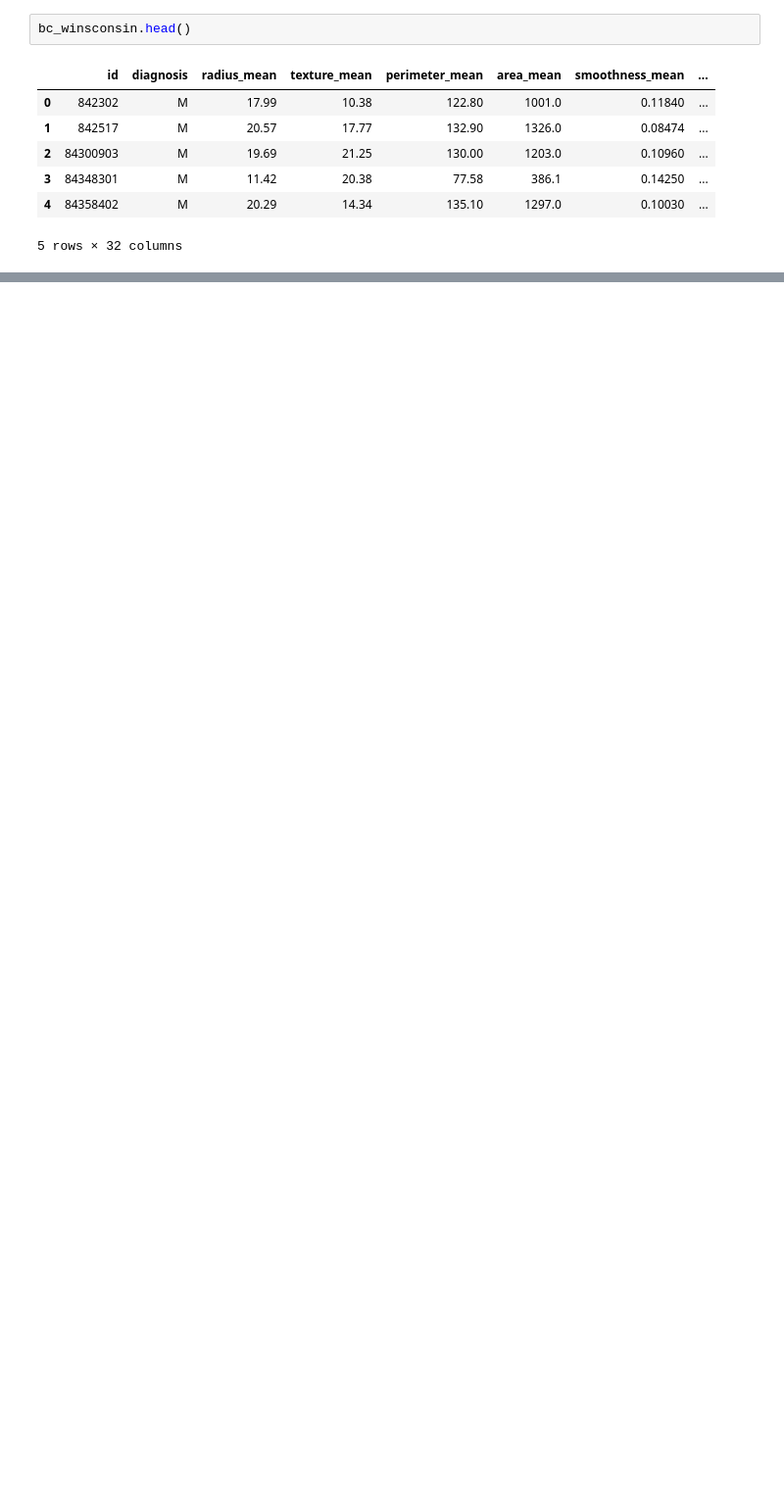
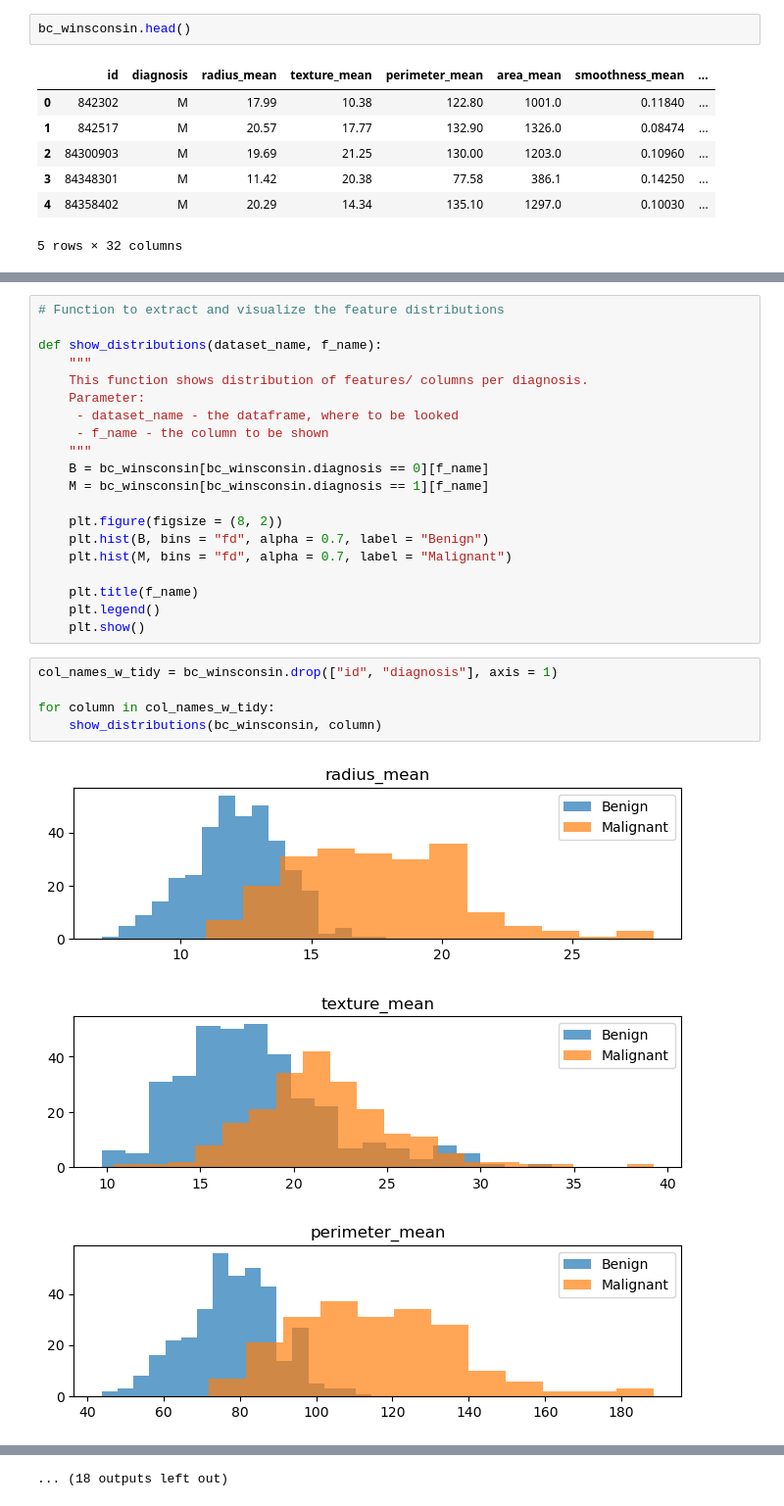
Before and after one commit to joohoho/Breast-Cancer-, a Jupyter notebook: Course_Project_Breast_Cancer.ipynb, the cells around one changed output, grey strips where cells are left out. Shown at 98% size. Saved outputs shown, nothing was run; the diff lists cells and outputs as text; blank space fills up the shorter version.

```diff
--- a/Course_Project_Breast_Cancer.ipynb
+++ b/Course_Project_Breast_Cancer.ipynb
@@ -341,0 +448,29 @@ array(['M', 'B'], dtype=object)
+# %%
+# Function to extract and visualize the feature distributions
+
+def show_distributions(dataset_name, f_name):
+    """
+    This function shows distribution of features/ columns per diagnosis.
+    Parameter:
+     - dataset_name - the dataframe, where to be looked
+     - f_name - the column to be shown
+    """
+    B = bc_winsconsin[bc_winsconsin.diagnosis == 0][f_name]
+    M = bc_winsconsin[bc_winsconsin.diagnosis == 1][f_name]
+
+    plt.figure(figsize = (8, 2))
+    plt.hist(B, bins = "fd", alpha = 0.7, label = "Benign")
+    plt.hist(M, bins = "fd", alpha = 0.7, label = "Malignant")
+
+    plt.title(f_name)
+    plt.legend()
+    plt.show()
+# %%
+col_names_w_tidy = bc_winsconsin.drop(["id", "diagnosis"], axis = 1)
+
+for column in col_names_w_tidy:
+    show_distributions(bc_winsconsin, column)
+# %% [output]
+[figure, added]
+[figure, added]
+[figure, added]
@@ -341,0 +486 @@ array(['M', 'B'], dtype=object)
+... (18 outputs left out)
```
Also changed, not shown: parts of 62 cells of this notebook.
